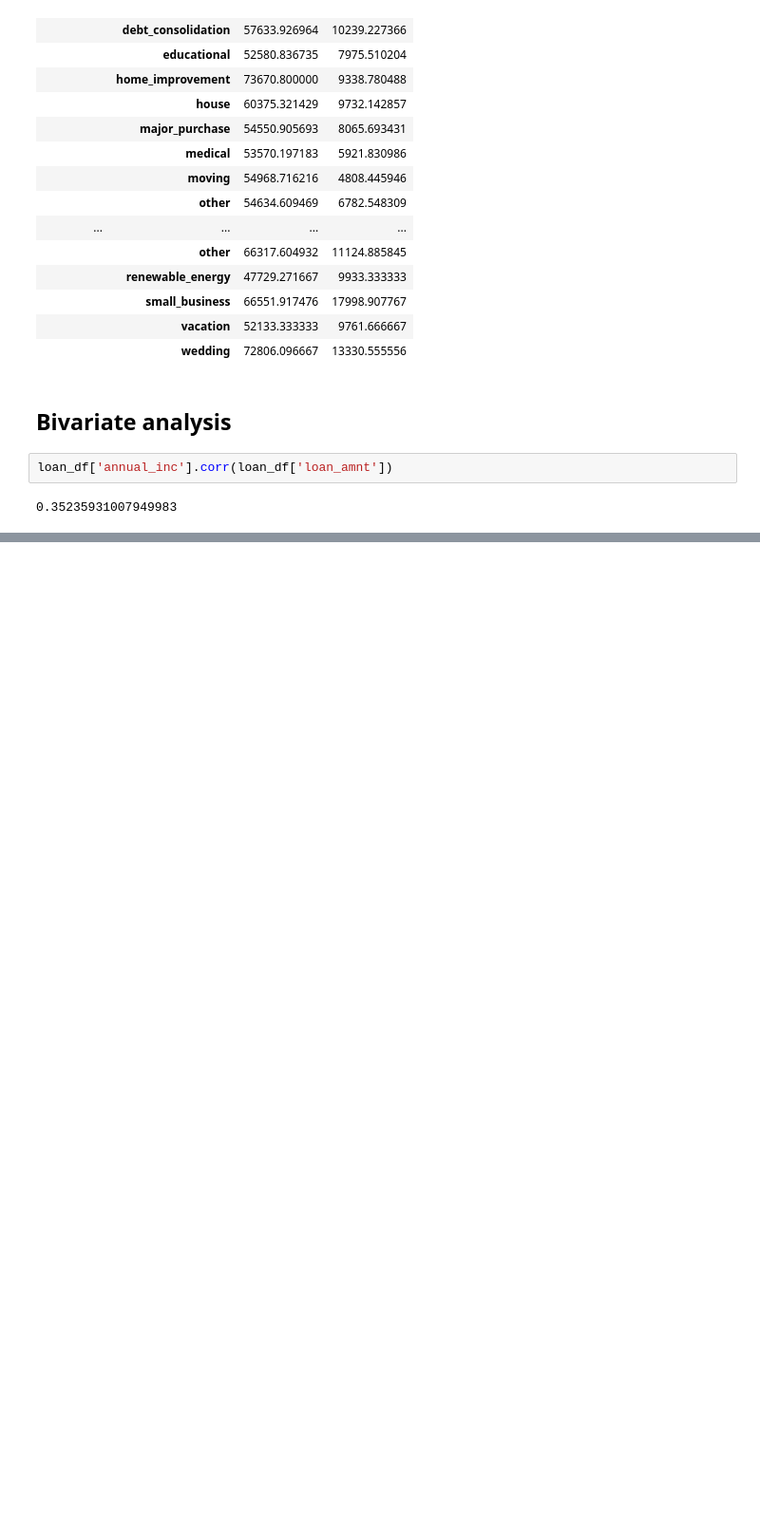
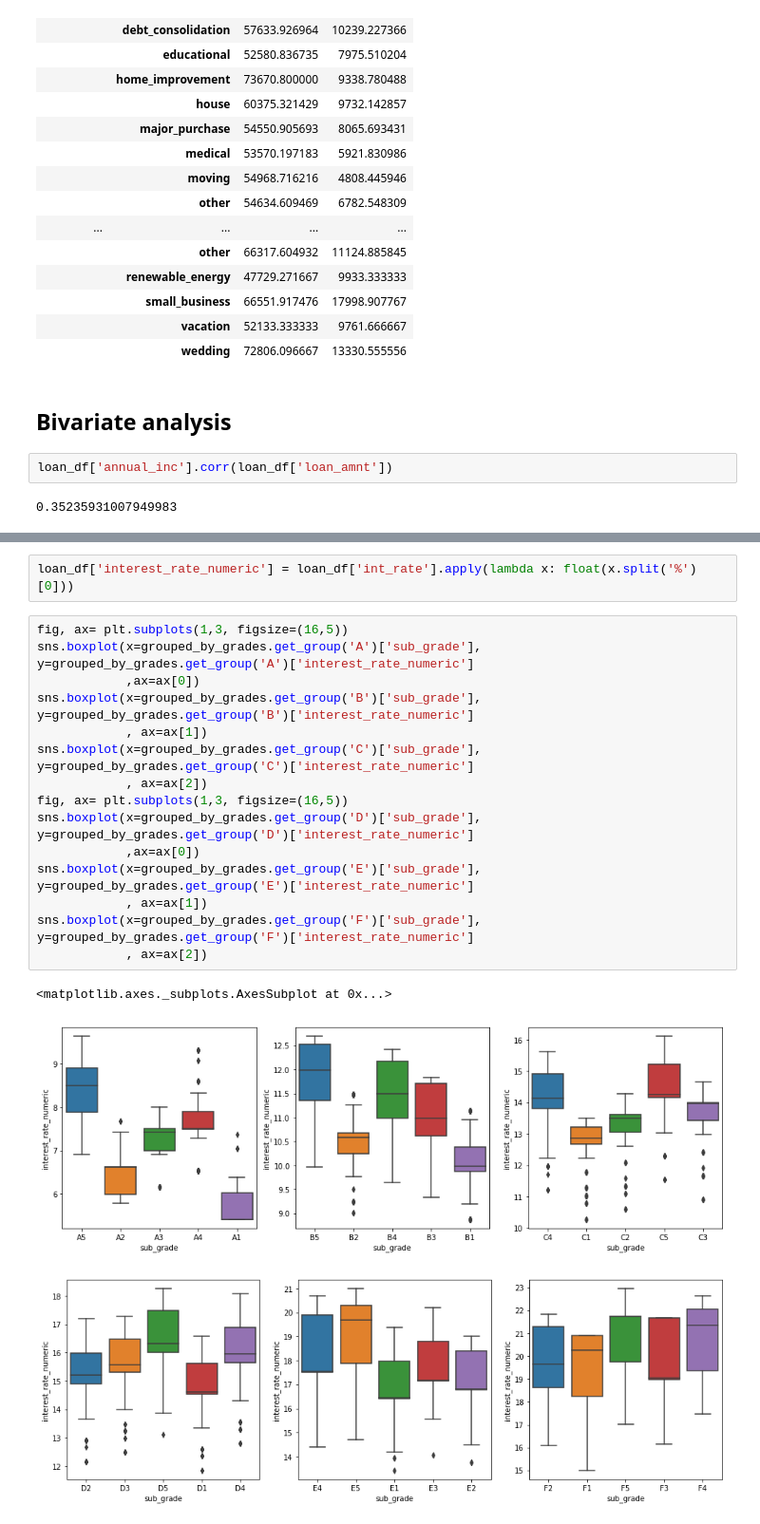
Before and after one commit to sheshanth123/Lending-Loan-Case-Study, a Jupyter notebook: Lending_club.ipynb, the cells around one changed output, grey strips where cells are left out. Shown: that part at 95% size. Cells and saved outputs as stored; diff of their text form; blank space fills up the shorter version.

```diff
--- a/Lending_club.ipynb
+++ b/Lending_club.ipynb
@@ -489,0 +483,21 @@ Name: sub_grade, Length: 5627, dtype: object
+# %%
+loan_df['interest_rate_numeric'] = loan_df['int_rate'].apply(lambda x: float(x.split('%')[0]))
+# %%
+fig, ax= plt.subplots(1,3, figsize=(16,5))
+sns.boxplot(x=grouped_by_grades.get_group('A')['sub_grade'], y=grouped_by_grades.get_group('A')['interest_rate_numeric']
+            ,ax=ax[0])
+sns.boxplot(x=grouped_by_grades.get_group('B')['sub_grade'], y=grouped_by_grades.get_group('B')['interest_rate_numeric']
+            , ax=ax[1])
+sns.boxplot(x=grouped_by_grades.get_group('C')['sub_grade'], y=grouped_by_grades.get_group('C')['interest_rate_numeric']
+            , ax=ax[2])
+fig, ax= plt.subplots(1,3, figsize=(16,5))
+sns.boxplot(x=grouped_by_grades.get_group('D')['sub_grade'], y=grouped_by_grades.get_group('D')['interest_rate_numeric']
+            ,ax=ax[0])
+sns.boxplot(x=grouped_by_grades.get_group('E')['sub_grade'], y=grouped_by_grades.get_group('E')['interest_rate_numeric']
+            , ax=ax[1])
+sns.boxplot(x=grouped_by_grades.get_group('F')['sub_grade'], y=grouped_by_grades.get_group('F')['interest_rate_numeric']
+            , ax=ax[2])
+# %% [output]
+<matplotlib.axes._subplots.AxesSubplot at 0x...>
+[figure, added]
+[figure, added]
```
Also changed, not shown: parts of 15 cells of this notebook.
